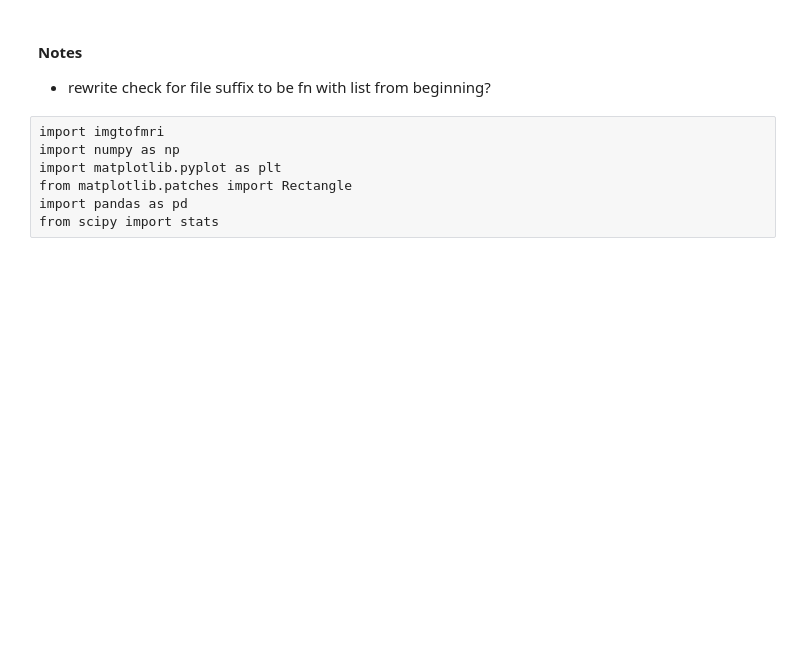
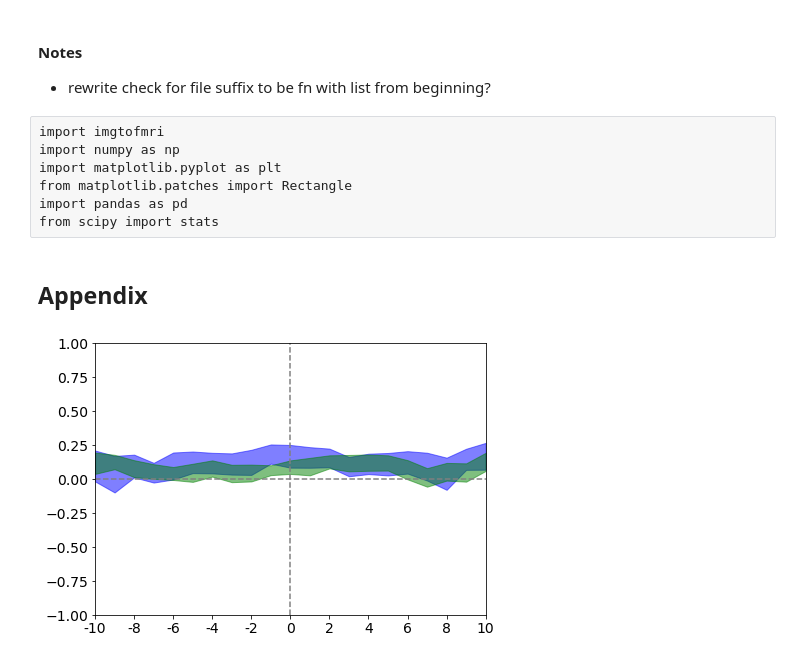
Before and after one commit to dpmlab/img2fmri, a Jupyter notebook: aperture_notebook.ipynb, the cells around one changed output. Drawn from its saved outputs; the diff is of its cells as text; code cells hidden in the pictures; blank space fills up the shorter version.

Commit message:
boundary plots cleaned up, appendix work

```diff
--- a/aperture_notebook.ipynb
+++ b/aperture_notebook.ipynb
@@ -294,3 +295,9 @@ import matplotlib.pyplot as plt
 from matplotlib.patches import Rectangle
 import pandas as pd
 from scipy import stats
+# %% [markdown]
+## Appendix
+# %%
+imgtofmri.pc_bootstrapped_pred_lum_conf_intervals(bound_averages)
+# %% [output]
+[figure, added]
```
Also changed, not shown: parts of 21 cells of this notebook, 1 other file.
